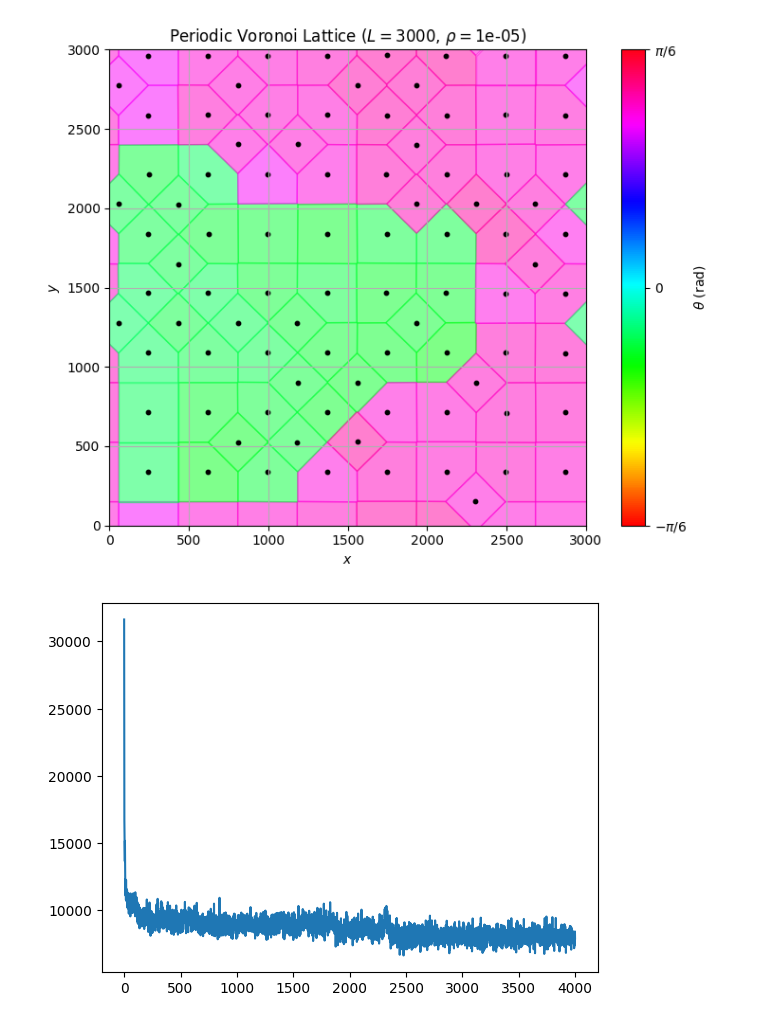
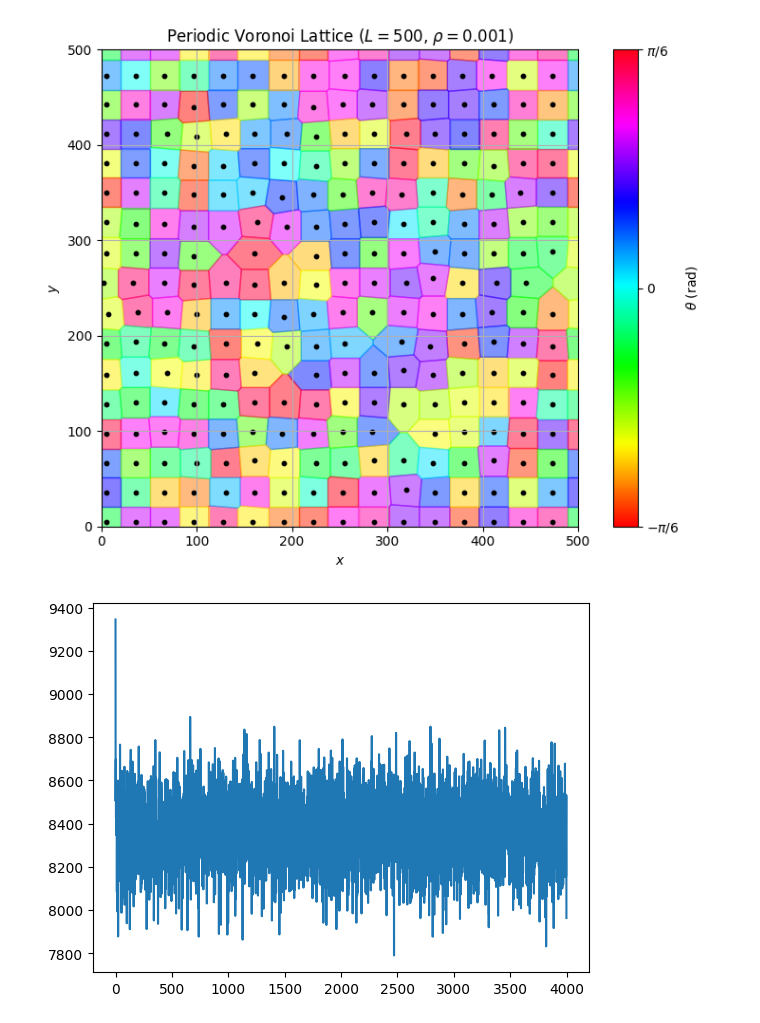
Before and after one commit to Ciciss1/TP, a Jupyter notebook: TP2/Simulation/test.ipynb, the cells around one changed output. Saved outputs shown, nothing was run; the diff lists cells and outputs as text; code cells hidden in the pictures.

```diff
--- a/TP2/Simulation/test.ipynb
+++ b/TP2/Simulation/test.ipynb
@@ -11,31 +11,31 @@ from Analyze_Observable import analyze_observable, plot_phase_diagram
 %load_ext autoreload
 %autoreload 2
 # %%
-T = 40
-L = 3000
-rho = 0.00001
+T = 20
+L = 500
+rho = 0.001
 alpha = 2.36
 beta_RS = -0.12
 epsilon = 0
 
 vor = Voronoi.PeriodicVoronoi(L, rho)
 
 thetas, energy = MonteCarlo.monte_carlo(vor.theta, vor.adj_i, vor.adj_j, vor.adj_length, 1/T, epsilon, rho, alpha, beta_RS, 200_000)
 vor.theta = thetas
 vor.plot()
 plt.show()
 
 plt.plot(energy)
 plt.show()
 
 # graphene = Graphene.GrapheneCrystal(vor, a=1.42)
 # graphene.plot_atoms()
 # plt.show()
 # graphene.plot_bonds()
 # plt.show()
 # %% [output]
-[figure, old version]
+[figure, new version]
-[figure, old version]
+[figure, new version]
 # %%
 L = 500
 epsilon = 0
```
Also changed, not shown: parts of 2 cells of this notebook, 4 other files.
